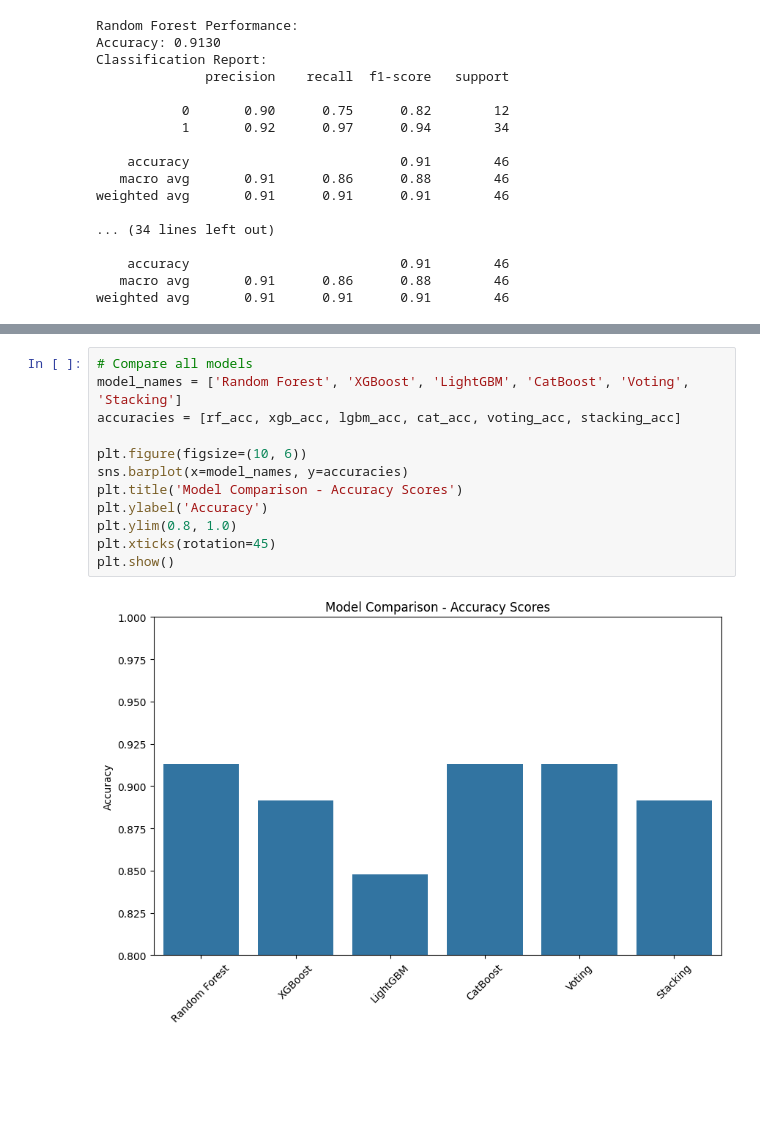
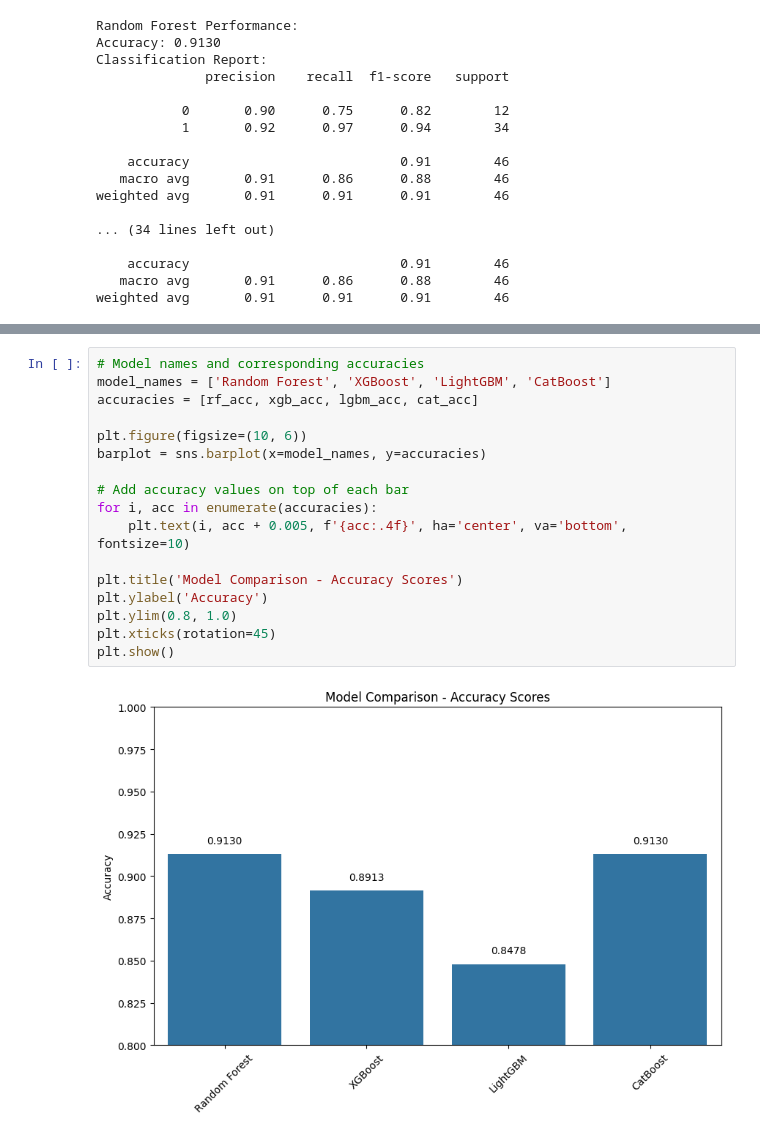
Before and after one commit to siamrana2321/Parkinsons_Disease_Prediction, a Jupyter notebook: parkinsons.ipynb, the cells around one changed output, grey strips where cells are left out. Cells and saved outputs as stored; diff of their text form; blank space fills up the shorter version.

Commit message:
Models

```diff
--- a/parkinsons.ipynb
+++ b/parkinsons.ipynb
@@ -314,14 +262,19 @@ weighted avg       0.89      0.89      0.89        46
-# %%
-# Compare all models
-model_names = ['Random Forest', 'XGBoost', 'LightGBM', 'CatBoost', 'Voting', 'Stacking']
-accuracies = [rf_acc, xgb_acc, lgbm_acc, cat_acc, voting_acc, stacking_acc]
-
-plt.figure(figsize=(10, 6))
-sns.barplot(x=model_names, y=accuracies)
-plt.title('Model Comparison - Accuracy Scores')
-plt.ylabel('Accuracy')
-plt.ylim(0.8, 1.0)
-plt.xticks(rotation=45)
-plt.show()
-# %% [output]
-[figure, removed]
+# %%
+# Model names and corresponding accuracies
+model_names = ['Random Forest', 'XGBoost', 'LightGBM', 'CatBoost']
+accuracies = [rf_acc, xgb_acc, lgbm_acc, cat_acc]
+
+plt.figure(figsize=(10, 6))
+barplot = sns.barplot(x=model_names, y=accuracies)
+
+# Add accuracy values on top of each bar
+for i, acc in enumerate(accuracies):
+    plt.text(i, acc + 0.005, f'{acc:.4f}', ha='center', va='bottom', fontsize=10)
+
+plt.title('Model Comparison - Accuracy Scores')
+plt.ylabel('Accuracy')
+plt.ylim(0.8, 1.0)
+plt.xticks(rotation=45)
+plt.show()
+# %% [output]
+[figure, added]
```
Also changed, not shown: parts of 8 cells of this notebook.
